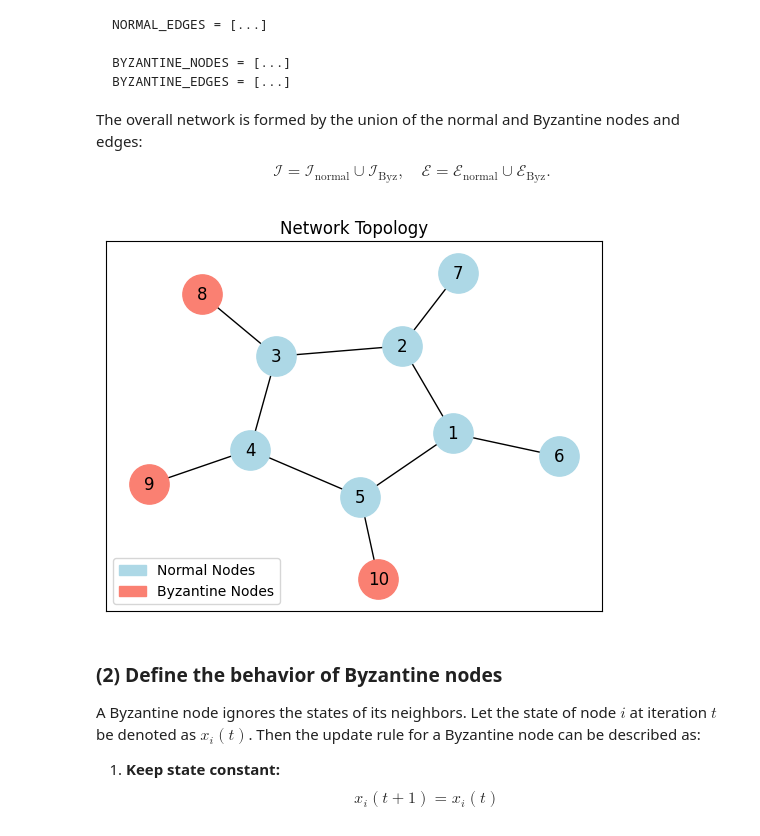
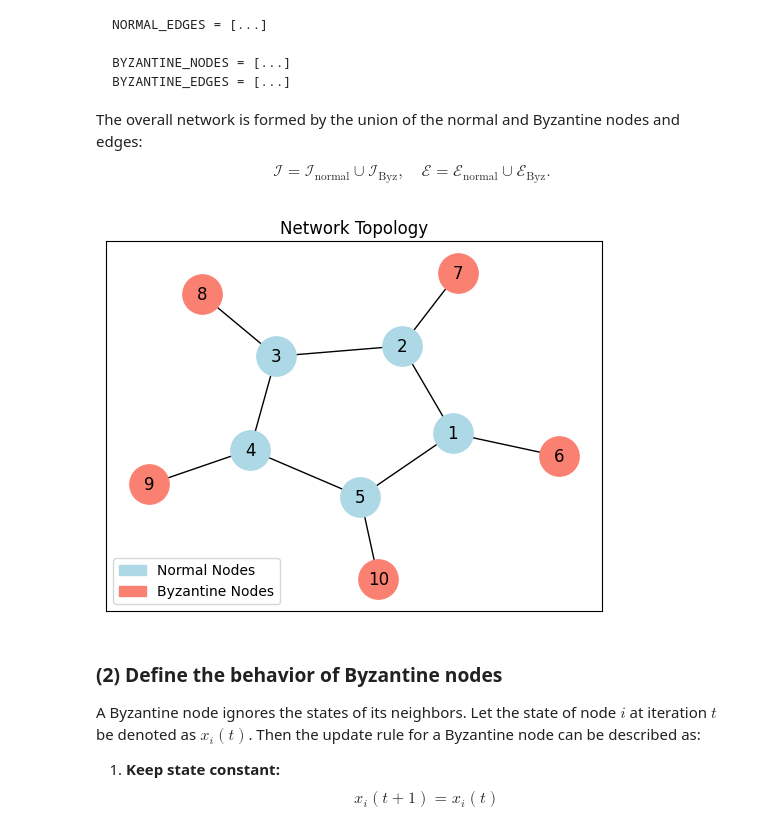
Before and after one commit to rui-huang-opt/arepc, a Jupyter notebook: examples/byzantine.ipynb, the cells around one changed output. Drawn from its saved outputs; the diff is of its cells as text; code cells hidden in the pictures.

```diff
--- a/examples/byzantine.ipynb
+++ b/examples/byzantine.ipynb
@@ -49,24 +46,24 @@ def graph(nodes: list[str], edges: list[tuple[str, str]]) -> None:
 
 if __name__ == "__main__":
     # Simple case
-    # NORMAL_NODES = ["1", "2", "3", "4", "5"]
-    # NORMAL_EDGES = [("1", "2"), ("2", "3"), ("3", "4"), ("4", "5"), ("5", "1")]
-    # BYZANTINE_NODES = ["6", "7", "8", "9", "10"]
-    # BYZANTINE_EDGES = [("1", "6"), ("2", "7"), ("3", "8"), ("4", "9"), ("5", "10")]
+    NORMAL_NODES = ["1", "2", "3", "4", "5"]
+    NORMAL_EDGES = [("1", "2"), ("2", "3"), ("3", "4"), ("4", "5"), ("5", "1")]
+    BYZANTINE_NODES = ["6", "7", "8", "9", "10"]
+    BYZANTINE_EDGES = [("1", "6"), ("2", "7"), ("3", "8"), ("4", "9"), ("5", "10")]
 
     # Moderate case
-    NORMAL_NODES = ["1", "2", "3", "4", "5", "6", "7"]
-    NORMAL_EDGES = [
-        ("1", "2"),
-        ("2", "3"),
-        ("3", "4"),
-        ("4", "5"),
-        ("5", "1"),
-        ("1", "6"),
-        ("2", "7"),
-    ]
-    BYZANTINE_NODES = ["8", "9", "10"]
-    BYZANTINE_EDGES = [("3", "8"), ("4", "9"), ("5", "10")]
+    # NORMAL_NODES = ["1", "2", "3", "4", "5", "6", "7"]
+    # NORMAL_EDGES = [
+    #     ("1", "2"),
+    #     ("2", "3"),
+    #     ("3", "4"),
+    #     ("4", "5"),
+    #     ("5", "1"),
+    #     ("1", "6"),
+    #     ("2", "7"),
+    # ]
+    # BYZANTINE_NODES = ["8", "9", "10"]
+    # BYZANTINE_EDGES = [("3", "8"), ("4", "9"), ("5", "10")]
 
     # Extreme case
     # NORMAL_NODES = ["1", "2", "3", "4", "5"]
@@ -125,34 +122,34 @@ if __name__ == "__main__":
     pos = nx.spring_layout(G, seed=11, k=0.8)
 
     nx.draw_networkx_nodes(
         G,
         pos,
         nodelist=NORMAL_NODES,
         node_color="lightblue",
         node_size=800,
         ax=ax,
     )
 
     nx.draw_networkx_nodes(
         G,
         pos,
         nodelist=BYZANTINE_NODES,
         node_color="salmon",
         node_size=800,
         ax=ax,
     )
 
     nx.draw_networkx_edges(G, pos, ax=ax)
     nx.draw_networkx_labels(G, pos, ax=ax)
 
     import matplotlib.patches as mpatches
 
     blue_patch = mpatches.Patch(color="lightblue", label="Normal Nodes")
     red_patch = mpatches.Patch(color="salmon", label="Byzantine Nodes")
 
     ax.legend(handles=[blue_patch, red_patch], loc="lower left")
 # %% [output]
-[figure, old version]
+[figure, new version]
 # %% [markdown]
 ### (2) Define the behavior of Byzantine nodes
 
```
Also changed, not shown: parts of 10 cells of this notebook, 1 other file.
